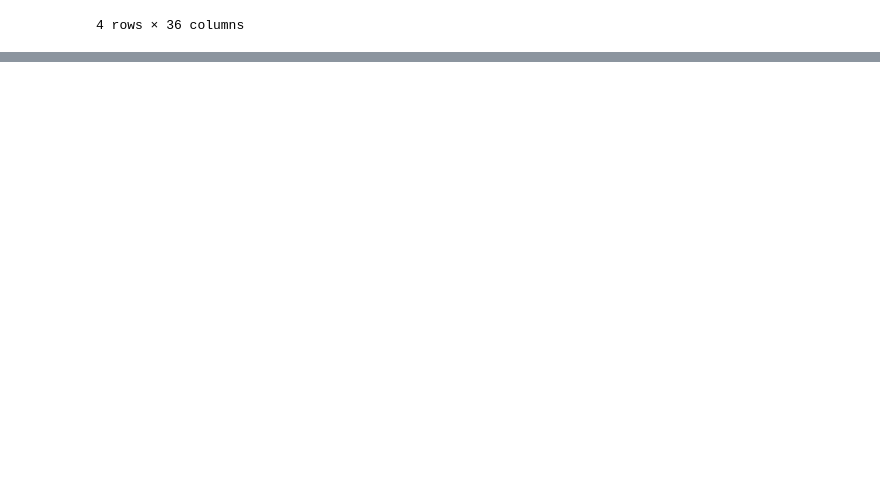
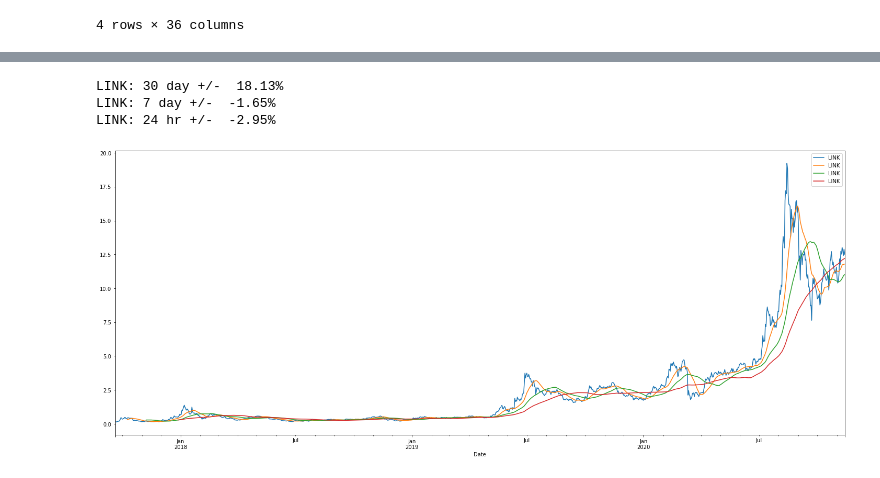
Before and after one commit to apark19/team004_project001, a Jupyter notebook: crypto_analysis.ipynb, the cells around one changed output, grey strips where cells are left out. Drawn from its saved outputs; the diff is of its cells as text; code cells hidden in the pictures; blank space fills up the shorter version.

```diff
--- a/crypto_analysis.ipynb
+++ b/crypto_analysis.ipynb
@@ -341,0 +536,24 @@ There is a 95% chance that an initial investment of $20000 in the portfolio over
+# %%
+ax=link_close.plot(figsize=(25,10))
+
+link_sma_20=link_close.rolling(window=20).mean()
+link_sma_50=link_close.rolling(window=50).mean()
+link_sma_100=link_close.rolling(window=100).mean()
+
+link_sma_20.plot(ax=ax)
+link_sma_50.plot(ax=ax)
+link_sma_100.plot(ax=ax)
+
+link_close=link_close.sort_values(by='Date',ascending=False)
+link_30_diff=calc_diff(link_close,30)
+link_7_diff=calc_diff(link_close,7)
+link_1_diff=calc_diff(link_close,2)
+
+print("LINK: 30 day +/-  "+str(round(link_30_diff,2))+"%")
+print("LINK: 7 day +/-  "+str(round(link_7_diff,2))+"%")
+print("LINK: 24 hr +/-  "+str(round(link_1_diff,2))+"%")
+# %% [output]
+LINK: 30 day +/-  18.13%
+LINK: 7 day +/-  -1.65%
+LINK: 24 hr +/-  -2.95%
+[figure, added]
```
Also changed, not shown: parts of 27 cells of this notebook.
